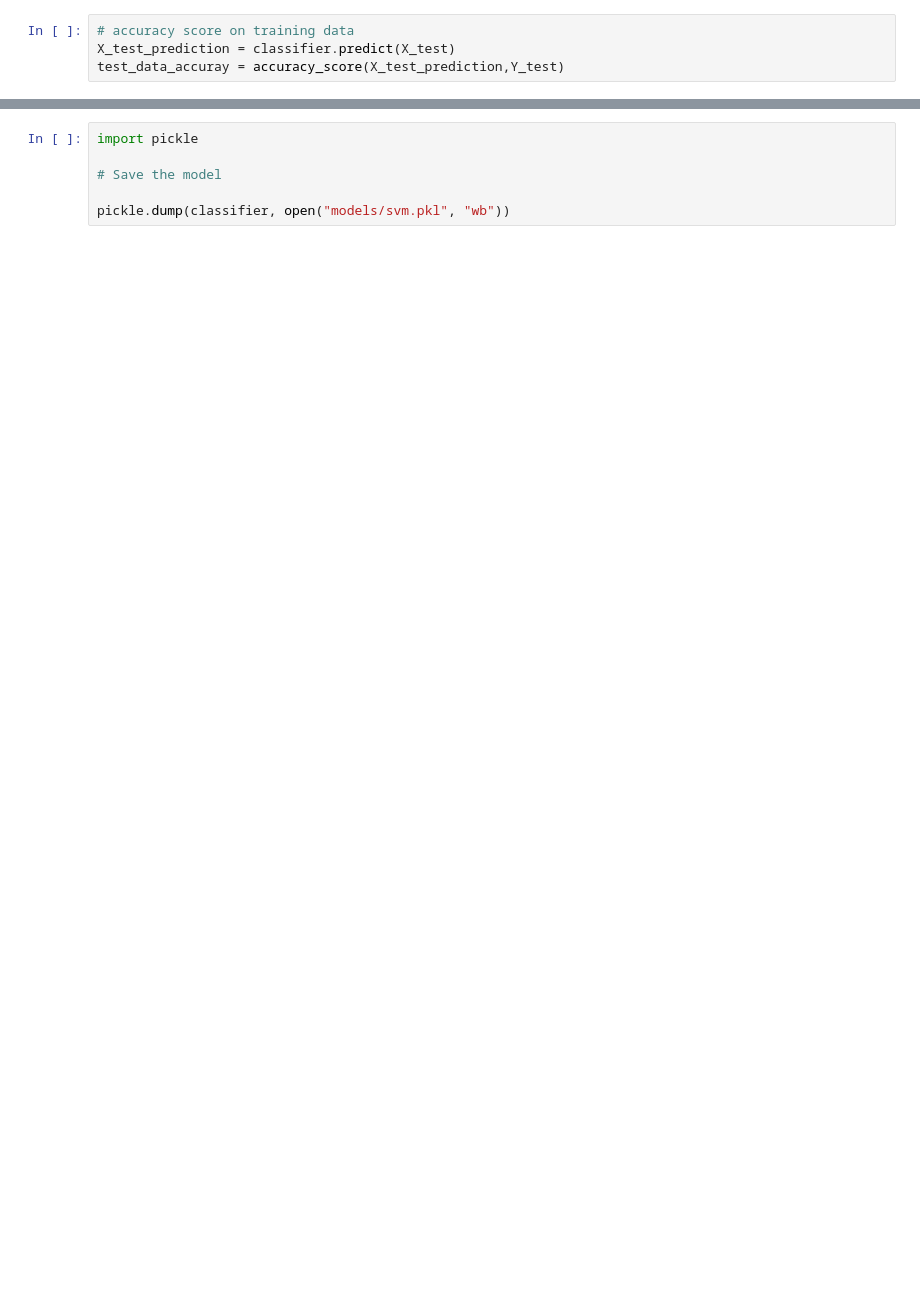
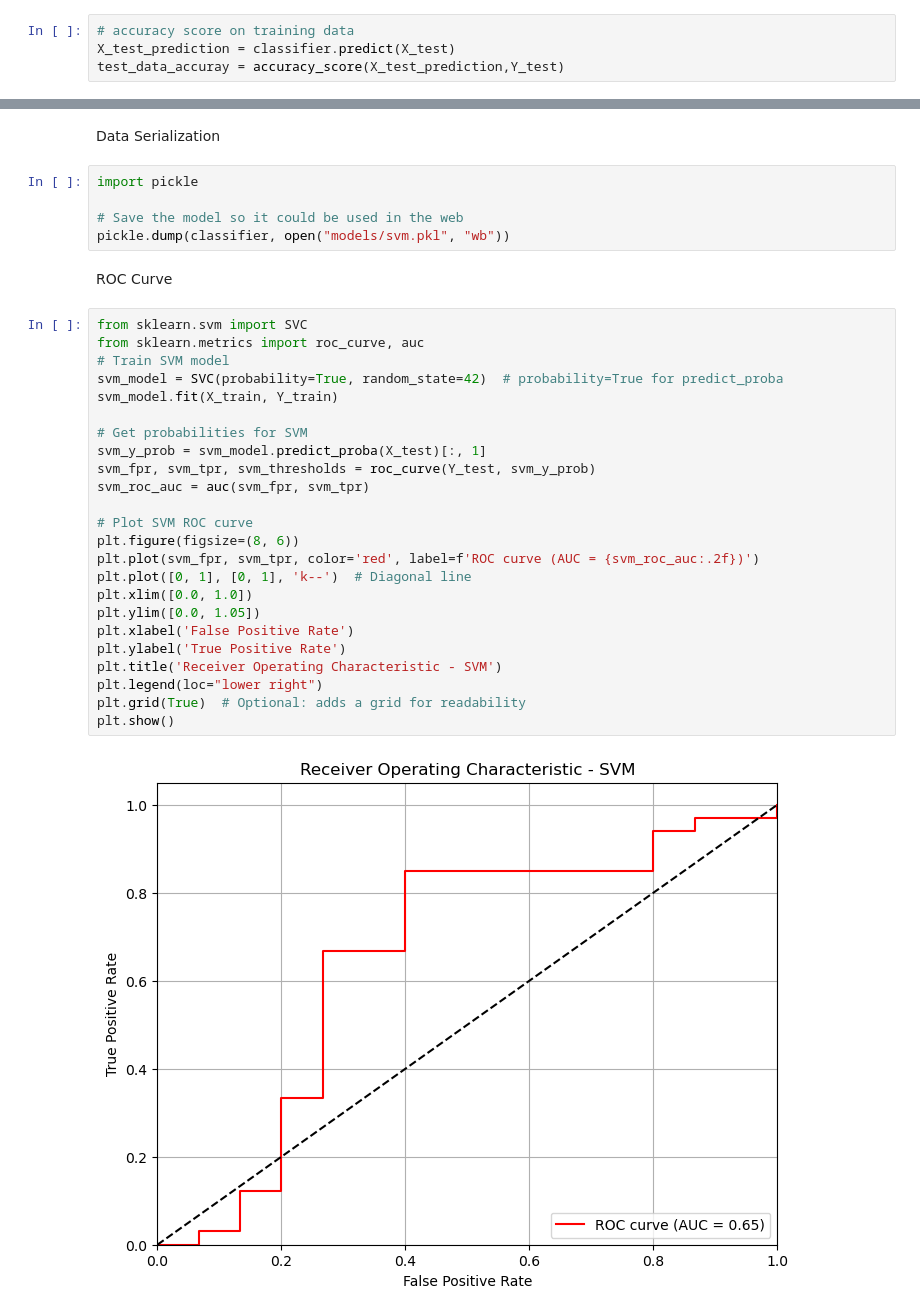
Before and after one commit to adhamashraf7788/Loan-Approval-Prediction, a Jupyter notebook: svm.ipynb, the cells around one changed output, grey strips where cells are left out. Saved outputs shown, nothing was run; the diff lists cells and outputs as text; blank space fills up the shorter version.

Commit message:
models edits

```diff
--- a/svm.ipynb
+++ b/svm.ipynb
@@ -214,6 +248,35 @@ Making a predictive system
+# %% [markdown]
+Data Serialization
 # %%
 import pickle
 
-# Save the model
-
+# Save the model so it could be used in the web
 pickle.dump(classifier, open("models/svm.pkl", "wb"))
+# %% [markdown]
+ROC Curve
+# %%
+from sklearn.svm import SVC
+from sklearn.metrics import roc_curve, auc
+# Train SVM model
+svm_model = SVC(probability=True, random_state=42)  # probability=True for predict_proba
+svm_model.fit(X_train, Y_train)
+
+# Get probabilities for SVM
+svm_y_prob = svm_model.predict_proba(X_test)[:, 1]
+svm_fpr, svm_tpr, svm_thresholds = roc_curve(Y_test, svm_y_prob)
+svm_roc_auc = auc(svm_fpr, svm_tpr)
+
+# Plot SVM ROC curve
+plt.figure(figsize=(8, 6))
+plt.plot(svm_fpr, svm_tpr, color='red', label=f'ROC curve (AUC = {svm_roc_auc:.2f})')
+plt.plot([0, 1], [0, 1], 'k--')  # Diagonal line
+plt.xlim([0.0, 1.0])
+plt.ylim([0.0, 1.05])
+plt.xlabel('False Positive Rate')
+plt.ylabel('True Positive Rate')
+plt.title('Receiver Operating Characteristic - SVM')
+plt.legend(loc="lower right")
+plt.grid(True)  # Optional: adds a grid for readability
+plt.show()
+# %% [output]
+[figure, added]
```
Also changed, not shown: parts of 26 cells of this notebook, 4 other files.
